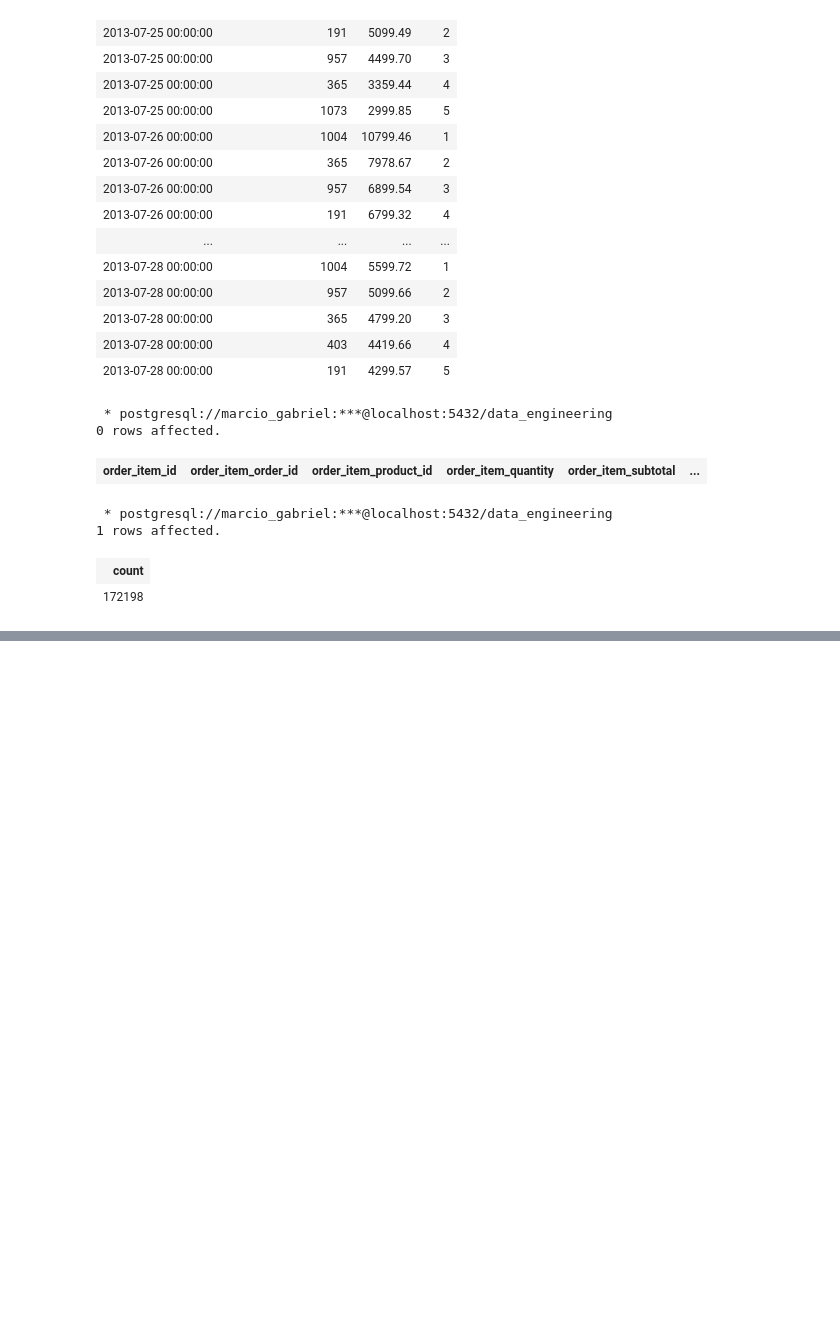
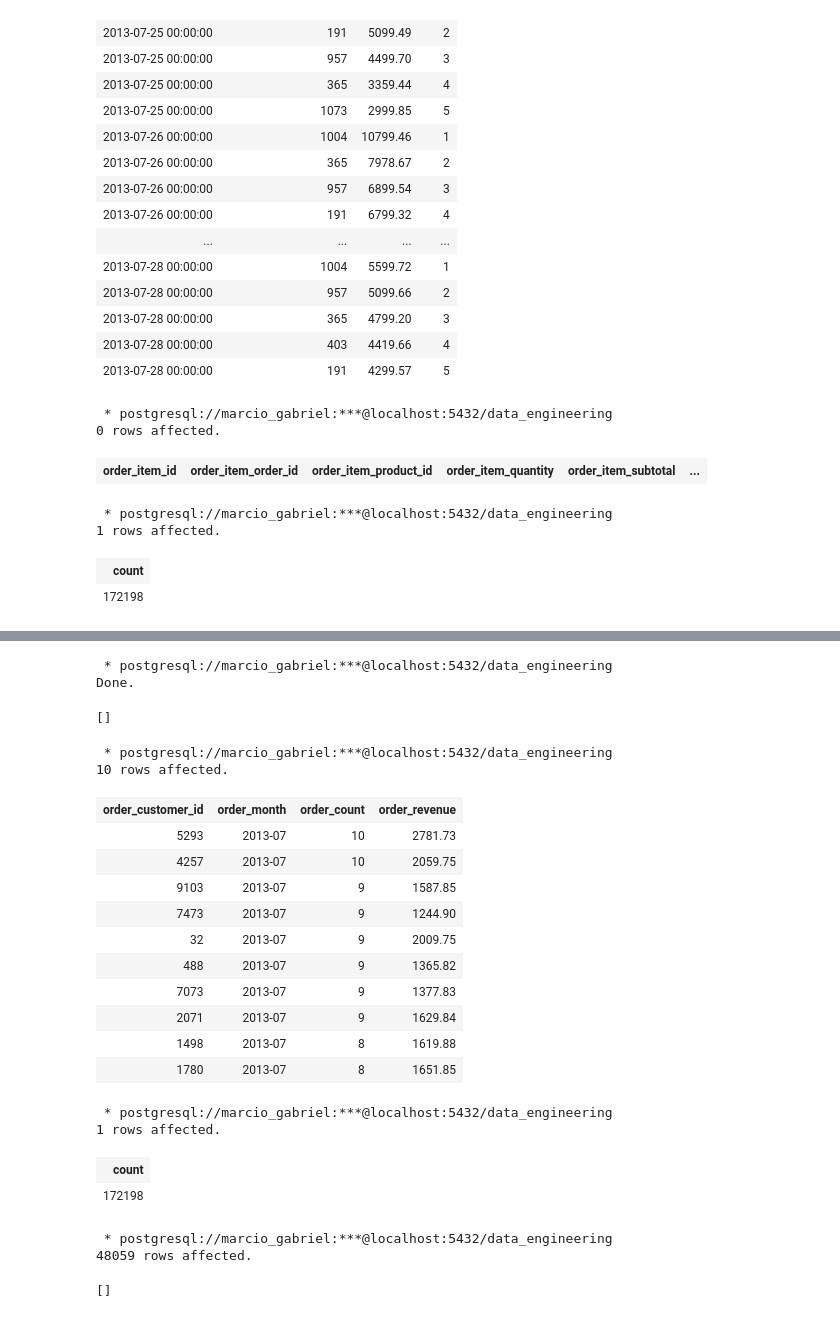
Before and after one commit to marcioGabrielMengali/data-engineering-essentials, a Jupyter notebook: section-14/advanced_queries.ipynb, the cells around one changed output, grey strips where cells are left out. Drawn from its saved outputs; the diff is of its cells as text; code cells hidden in the pictures; blank space fills up the shorter version.

```diff
--- a/section-14/advanced_queries.ipynb
+++ b/section-14/advanced_queries.ipynb
@@ -199,0 +271,67 @@ LIMIT 10
+# %%
+%%sql
+
+ALTER TABLE customer_order_metrics_mthly
+    ADD PRIMARY KEY (order_month, customer_id)
+# %% [output]
+ * postgresql://marcio_gabriel:***@localhost:5432/data_engineering
+Done.
+[]
+# %%
+%%sql
+
+SELECT o.order_customer_id,
+    to_char(o.order_date, 'yyyy-MM') AS order_month,
+    count(1) AS order_count,
+    round(sum(order_item_subtotal)::numeric, 2) AS order_revenue
+FROM orders o
+    JOIN order_items oi
+        ON o.order_id = oi.order_item_order_id
+GROUP BY o.order_customer_id,
+    to_char(o.order_date, 'yyyy-MM')
+ORDER BY order_month,
+    order_count DESC
+LIMIT 10
+# %% [output]
+ * postgresql://marcio_gabriel:***@localhost:5432/data_engineering
+10 rows affected.
+| order_customer_id | order_month | order_count | order_revenue |
+| 5293 | 2013-07 | 10 | 2781.73 |
+| 4257 | 2013-07 | 10 | 2059.75 |
+| 9103 | 2013-07 | 9 | 1587.85 |
+| 7473 | 2013-07 | 9 | 1244.90 |
+| 32 | 2013-07 | 9 | 2009.75 |
+| 488 | 2013-07 | 9 | 1365.82 |
+| 7073 | 2013-07 | 9 | 1377.83 |
+| 2071 | 2013-07 | 9 | 1629.84 |
+| 1498 | 2013-07 | 8 | 1619.88 |
+| 1780 | 2013-07 | 8 | 1651.85 |
+# %%
+%%sql
+
+SELECT count(1)
+FROM orders o
+    JOIN order_items oi
+        ON o.order_id = oi.order_item_order_id
+# %% [output]
+ * postgresql://marcio_gabriel:***@localhost:5432/data_engineering
+1 rows affected.
+| count |
+| 172198 |
+# %%
+%%sql
+
+INSERT INTO customer_order_metrics_mthly
+SELECT o.order_customer_id,
+    to_char(o.order_date, 'yyyy-MM') AS order_month,
+    count(1) order_count,
+    NULL
+FROM orders o
+    JOIN order_items oi
+        ON o.order_id = oi.order_item_order_id
+GROUP BY o.order_customer_id,
+    to_char(o.order_date, 'yyyy-MM')
+# %% [output]
+ * postgresql://marcio_gabriel:***@localhost:5432/data_engineering
+48059 rows affected.
+[]
```
Also changed, not shown: parts of 37 cells of this notebook.
